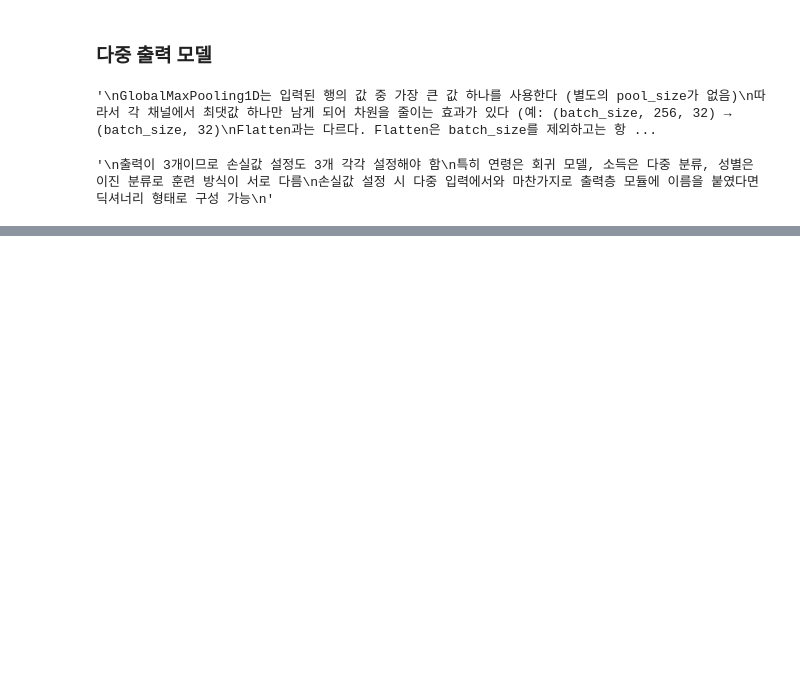
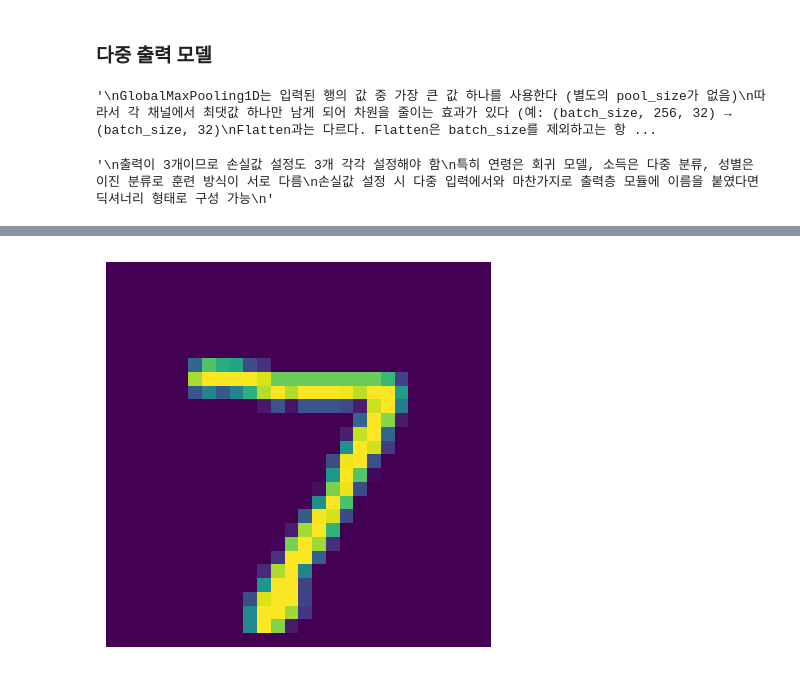
Before and after one commit to Ryu4824/AI_ImgStudy, a Jupyter notebook: CNN 중급 활용/4_2_2_Functional_API_활용.ipynb, the cells around one changed output, grey strips where cells are left out. Cells and saved outputs as stored; diff of their text form; code cells hidden in the pictures; blank space fills up the shorter version.

```diff
--- a/CNN 중급 활용/4_2_2_Functional_API_활용.ipynb
+++ b/CNN 중급 활용/4_2_2_Functional_API_활용.ipynb
@@ -247,0 +306,7 @@ plot_model(model, show_shapes=True, show_layer_names=True)
+# %%
+import tensorflow as tf
+from keras.datasets import mnist
+import numpy as np
+(train_images, train_labels), (test_images, test_labels) = mnist.load_data()
+print(train_images.shape) # (60000, 28, 28)
+print(test_images.shape) # (10000, 28, 28)
@@ -247,0 +351,10 @@ plot_model(model, show_shapes=True, show_layer_names=True)
+# %%
+x_train = train_images/255.0
+x_test = test_images/255.0
+# %%
+# 색상 데이터이므로 RGB를 표현하는 축이 별도로 필요하다
+# 색상은 단색이므로 새로운 축을 추가하고, 채널 개수는 1개로 지정한다
+# np.expand_dims와 tf.expand_dims는 사용법이 같다
+x_train_4d = tf.expand_dims(x_train, axis=-1) # 새로운 축을 마지막에 추가
+x_test_4d = tf.expand_dims(x_test, -1)
+print(x_train_4d.shape, x_test_4d.shape)
@@ -247,0 +475,8 @@ plot_model(model, show_shapes=True, show_layer_names=True)
+# %%
+import matplotlib.pyplot as plt
+plt.figure(figsize=(5,5))
+plt.imshow(tf.squeeze(x_test_4d[0], axis=-1)) # 차원 축소 후 그리기
+plt.axis('off')
+plt.show()
+# %% [output]
+[figure, added]
```
Also changed, not shown: parts of 30 cells of this notebook.
